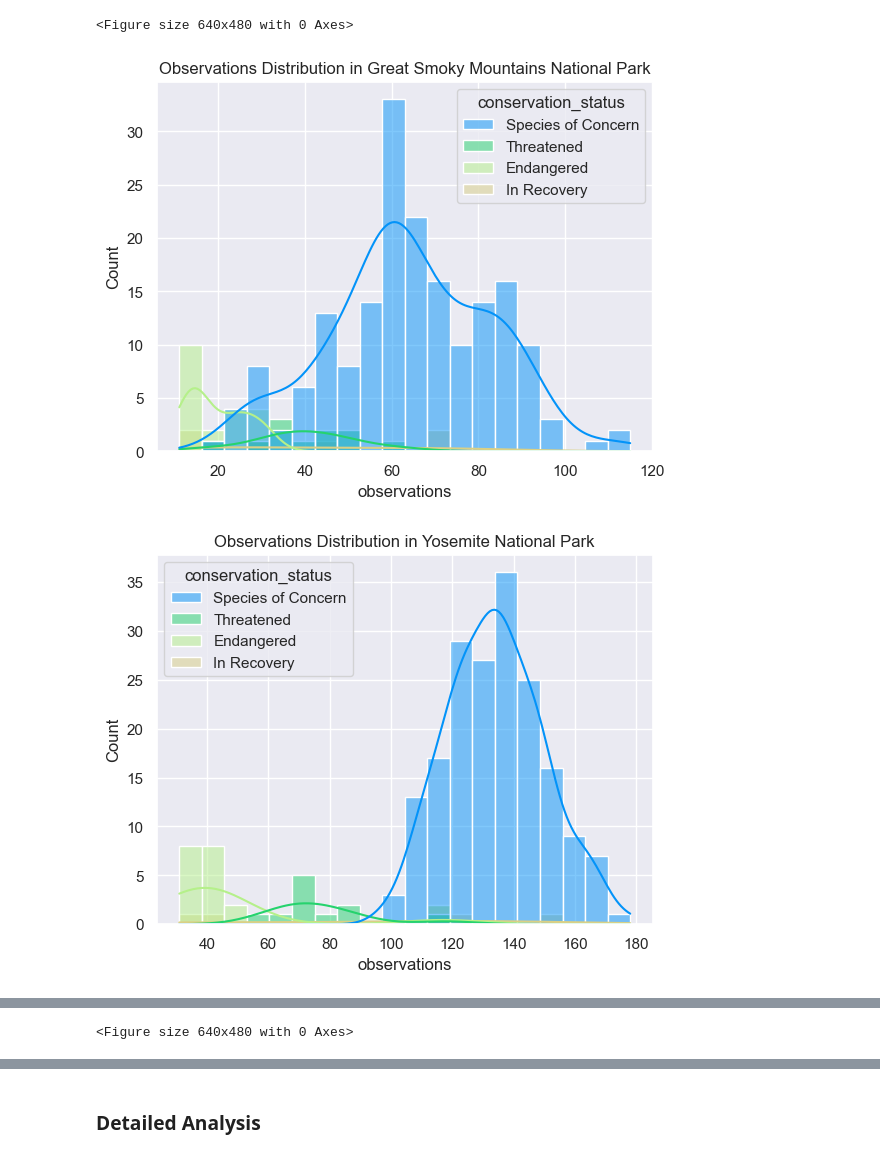
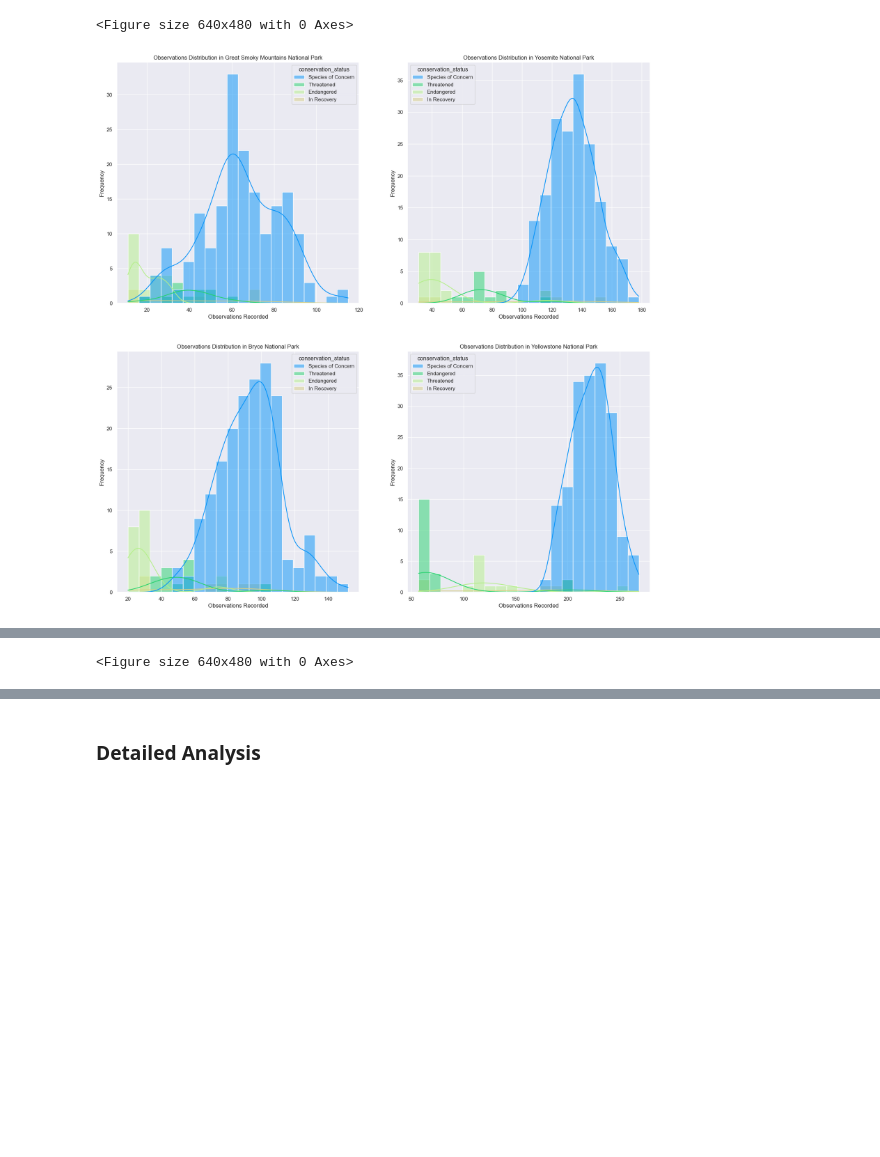
Before and after one commit to GALLP900/CodAcG_Github, a Jupyter notebook: Python_Training/Data Science Fundations II/biodiversity-starter/biodiversity_starter/biodiversity.ipynb, the cells around one changed output, grey strips where cells are left out. Cells and saved outputs as stored; diff of their text form; code cells hidden in the pictures; blank space fills up the shorter version.

```diff
--- a/Python_Training/Data Science Fundations II/biodiversity-starter/biodiversity_starter/biodiversity.ipynb
+++ b/Python_Training/Data Science Fundations II/biodiversity-starter/biodiversity_starter/biodiversity.ipynb
@@ -122,12 +130,17 @@ plt.clf()
 <Figure size 640x480 with 0 Axes>
 # %%
 #Analyze data by park and endanreged species
+plt.figure(figsize=(20,20))
+counter = 1
 for items in all_data['park_name'].unique():
+    plt.subplot(2,2,counter)
     park_data = all_data[all_data.park_name == items]
     sn.histplot(data=park_data, x='observations', hue='conservation_status', bins=20, kde=True)
     plt.title(f'Observations Distribution in {items}')
-    plt.show()
-    plt.clf()
+    plt.xlabel('Observations Recorded')
+    plt.ylabel('Frequency')
+    counter = counter +1
+plt.show()
+plt.clf()
 # %% [output]
-[figure, old version]
+[figure, new version]
-[figure, removed]
```
Also changed, not shown: parts of 11 cells of this notebook, 1 other file.
